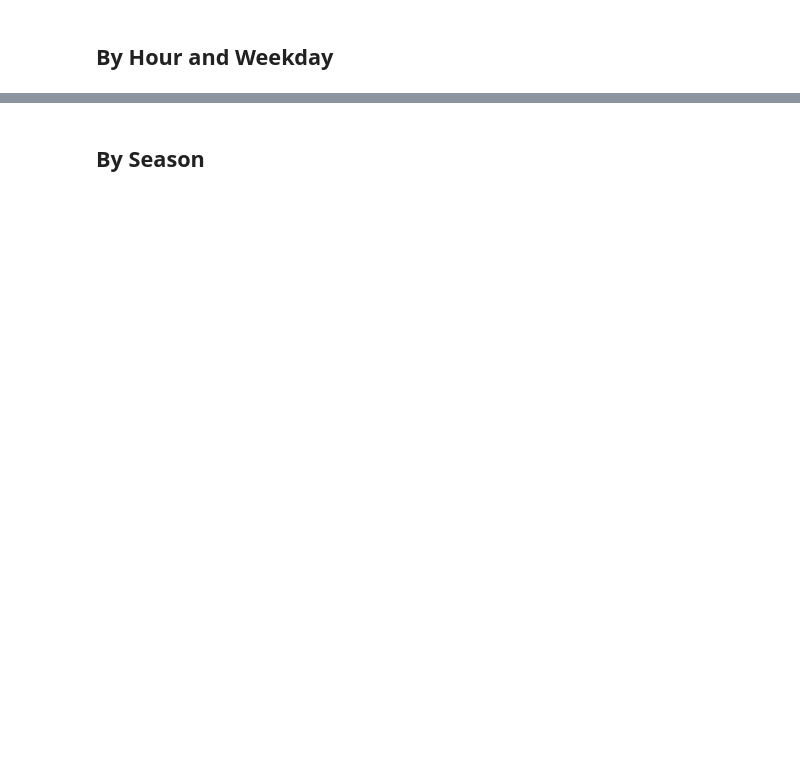
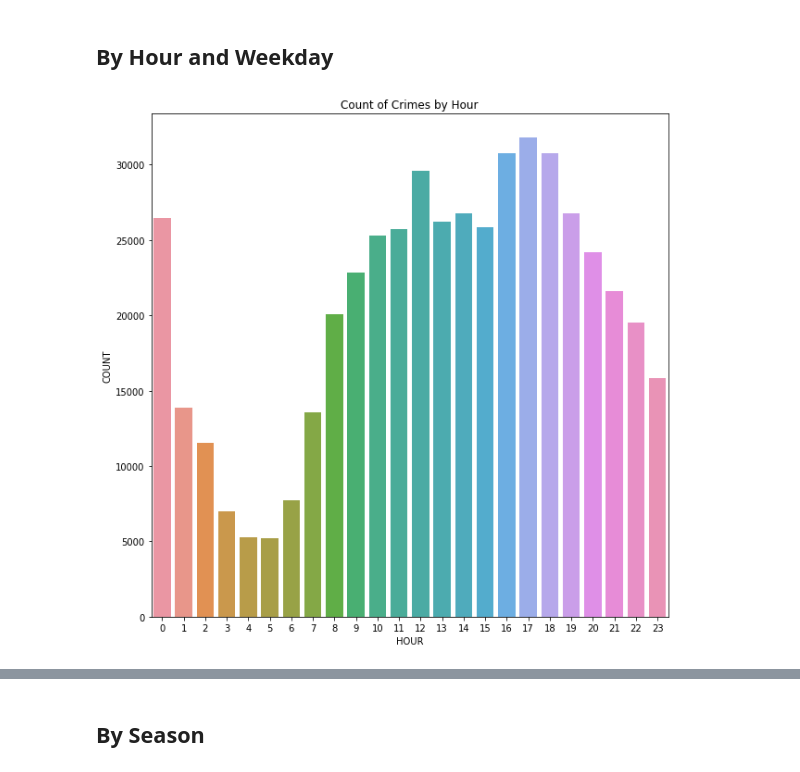
Before and after one commit to AlexVonSchwerdtner/BA780-Team6, a Jupyter notebook: Boston_Crime_Scene_Analytics.ipynb, the cells around one changed output, grey strips where cells are left out. Saved outputs shown, nothing was run; the diff lists cells and outputs as text; code cells hidden in the pictures; blank space fills up the shorter version.

Commit message:
Analysis on time and crime type added

```diff
--- a/Boston_Crime_Scene_Analytics.ipynb
+++ b/Boston_Crime_Scene_Analytics.ipynb
@@ -171,2 +193,10 @@ memory usage: 6.8+ KB
 # %% [markdown]
 ## **By Hour and Weekday**
+# %%
+crimes_hour = Crimes_all_years.groupby('HOUR')['index'].agg(count='count')
+crimes_hour = pd.DataFrame({'HOUR':crimes_hour.index,'COUNT':crimes_hour['count']})
+ax = sns.barplot(x=crimes_hour.HOUR,y=crimes_hour.COUNT)
+sns.set_context({"figure.figsize":(10,10)})
+ax.set_title('Count of Crimes by Hour');
+# %% [output]
+[figure, added]
```
Also changed, not shown: parts of 23 cells of this notebook.
